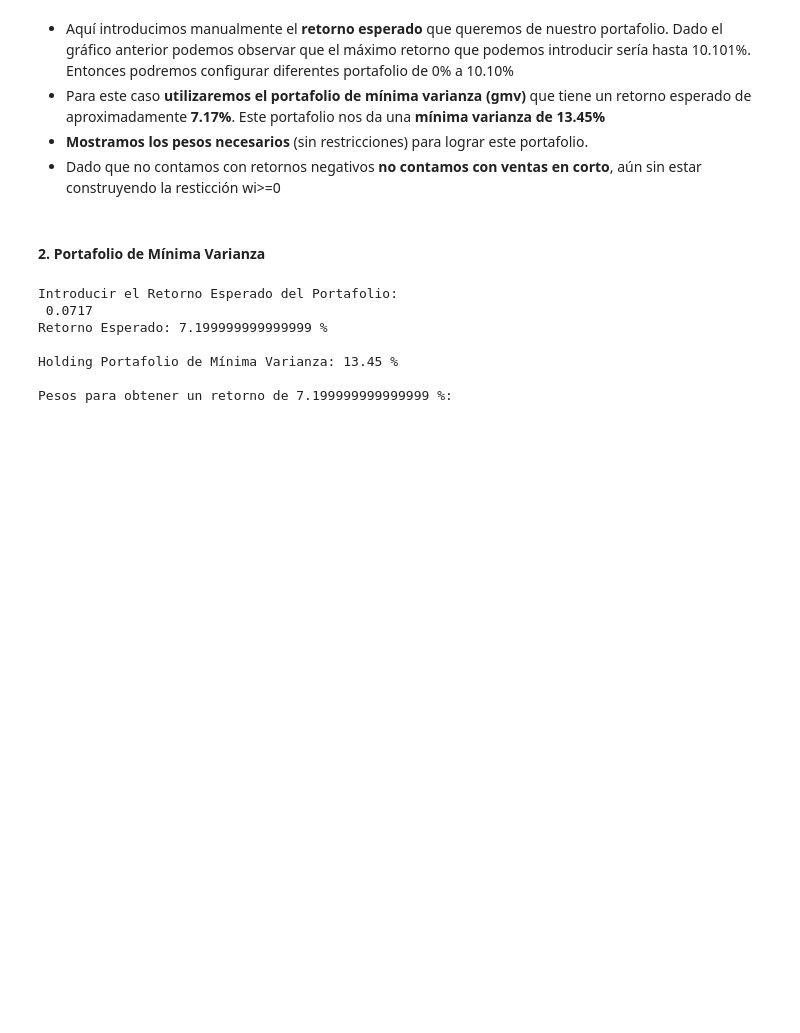
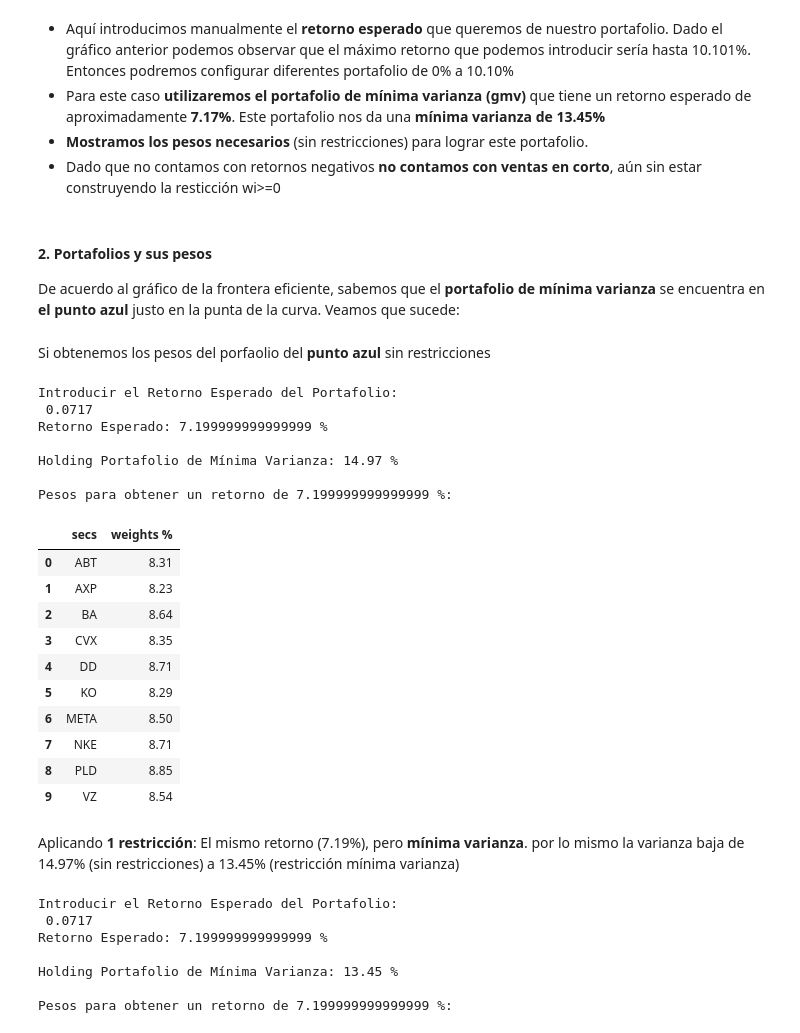
Before and after one commit to Rauloigs/Mercados-Financieros-P-Eficiente, a Jupyter notebook: bl_csv_portfolio_test.ipynb, the cells around one changed output. Saved outputs shown, nothing was run; the diff lists cells and outputs as text; code cells hidden in the pictures; blank space fills up the shorter version.

```diff
--- a/bl_csv_portfolio_test.ipynb
+++ b/bl_csv_portfolio_test.ipynb
@@ -335,8 +353,34 @@ blpor.plot_rigs_ef_altair_test(rets_p=asset_returns, n_points=30, er=er, cov=cov
 - Para este caso **utilizaremos el portafolio de mínima varianza (gmv)** que tiene un retorno esperado de aproximadamente **7.17%**. Este portafolio nos da una **mínima varianza de 13.45%**
 - **Mostramos los pesos necesarios** (sin restricciones) para lograr este portafolio.
 - Dado que no contamos con retornos negativos **no contamos con ventas en corto**, aún sin estar construyendo la resticción wi>=0
-# %% [markdown]
-#### 2. Portafolio de Mínima Varianza
+# %% [markdown]
+#### 2. Portafolios y sus pesos
+De acuerdo al gráfico de la frontera eficiente, sabemos que el **portafolio de mínima varianza** se encuentra en **el punto azul** justo en la punta de la curva. Veamos que sucede:
+# %% [markdown]
+Si obtenemos los pesos del porfaolio del **punto azul** sin restricciones
+# %%
+blpor.get_portafolio_pesos_sin_restriccion_suma(er, cov)
+# %% [output]
+Introducir el Retorno Esperado del Portafolio:
+ 0.0717
+Retorno Esperado: 7.199999999999999 %
+
+Holding Portafolio de Mínima Varianza: 14.97 %
+
+Pesos para obtener un retorno de 7.199999999999999 %:
+|  | secs | weights % |
+| 0 | ABT | 8.31 |
+| 1 | AXP | 8.23 |
+| 2 | BA | 8.64 |
+| 3 | CVX | 8.35 |
+| 4 | DD | 8.71 |
+| 5 | KO | 8.29 |
+| 6 | META | 8.50 |
+| 7 | NKE | 8.71 |
+| 8 | PLD | 8.85 |
+| 9 | VZ | 8.54 |
+# %% [markdown]
+Aplicando **1 restricción**: El mismo retorno (7.19%), pero **mínima varianza**. por lo mismo la varianza baja de 14.97% (sin restricciones) a 13.45% (restricción mínima varianza)
 # %%
 blpor.get_minima_varianza_portafolio(er=er, cov=cov)
 # %% [output]
```
Also changed, not shown: parts of 7 cells of this notebook.
